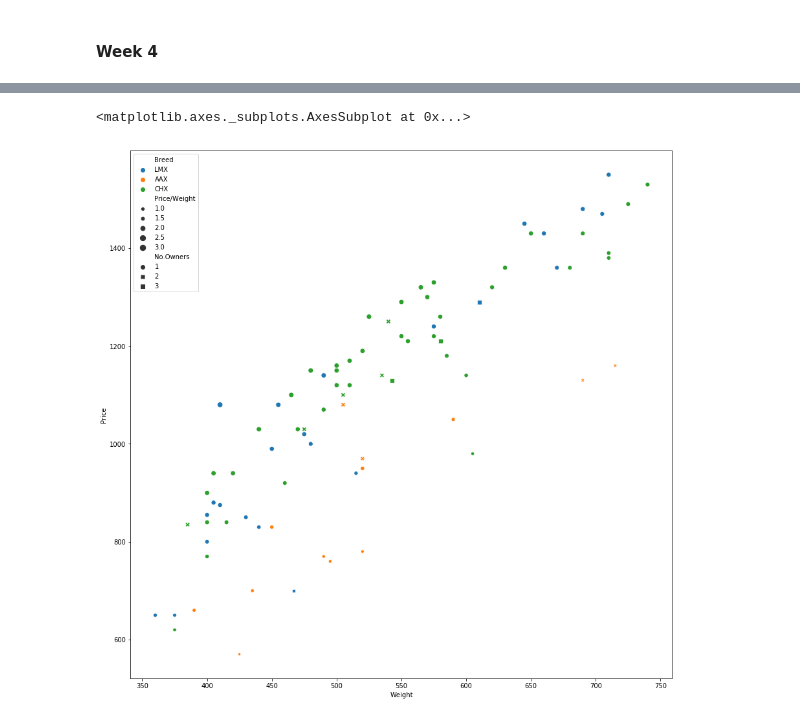
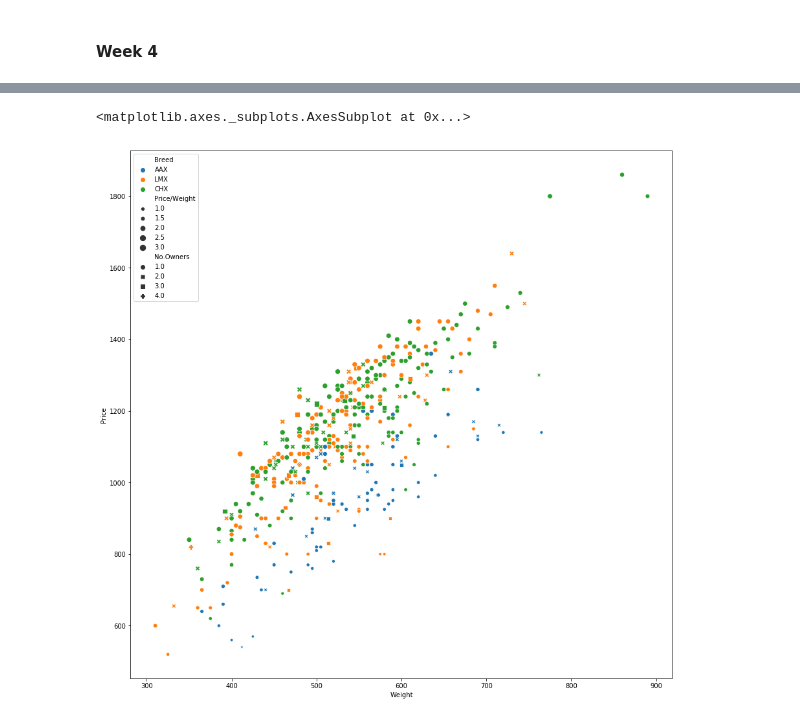
Before and after one commit to aidansummerville/52465----PROGRAMMING-FOR-DATA-ANALYSIS-Project, a Jupyter notebook: Dataset.ipynb, the cells around one changed output, grey strips where cells are left out. Cells and saved outputs as stored; diff of their text form; code cells hidden in the pictures.

```diff
--- a/Dataset.ipynb
+++ b/Dataset.ipynb
@@ -2239,6 +2243,6 @@ sns.scatterplot(x="Weight", y="Price", data=result, hue ="Breed",style ="No.Owne
 # %%
 plt.figure(figsize=(15,15))
-sns.scatterplot(x="Weight", y="Price", data=week1, hue ="Breed",style ="No.Owners",size ="Price/Weight")
+sns.scatterplot(x="Weight", y="Price", data=df, hue ="Breed",style ="No.Owners",size ="Price/Weight")
 # %% [output]
 <matplotlib.axes._subplots.AxesSubplot at 0x...>
-[figure, old version]
+[figure, new version]
```
Also changed, not shown: parts of 116 cells of this notebook, 3 other files.
